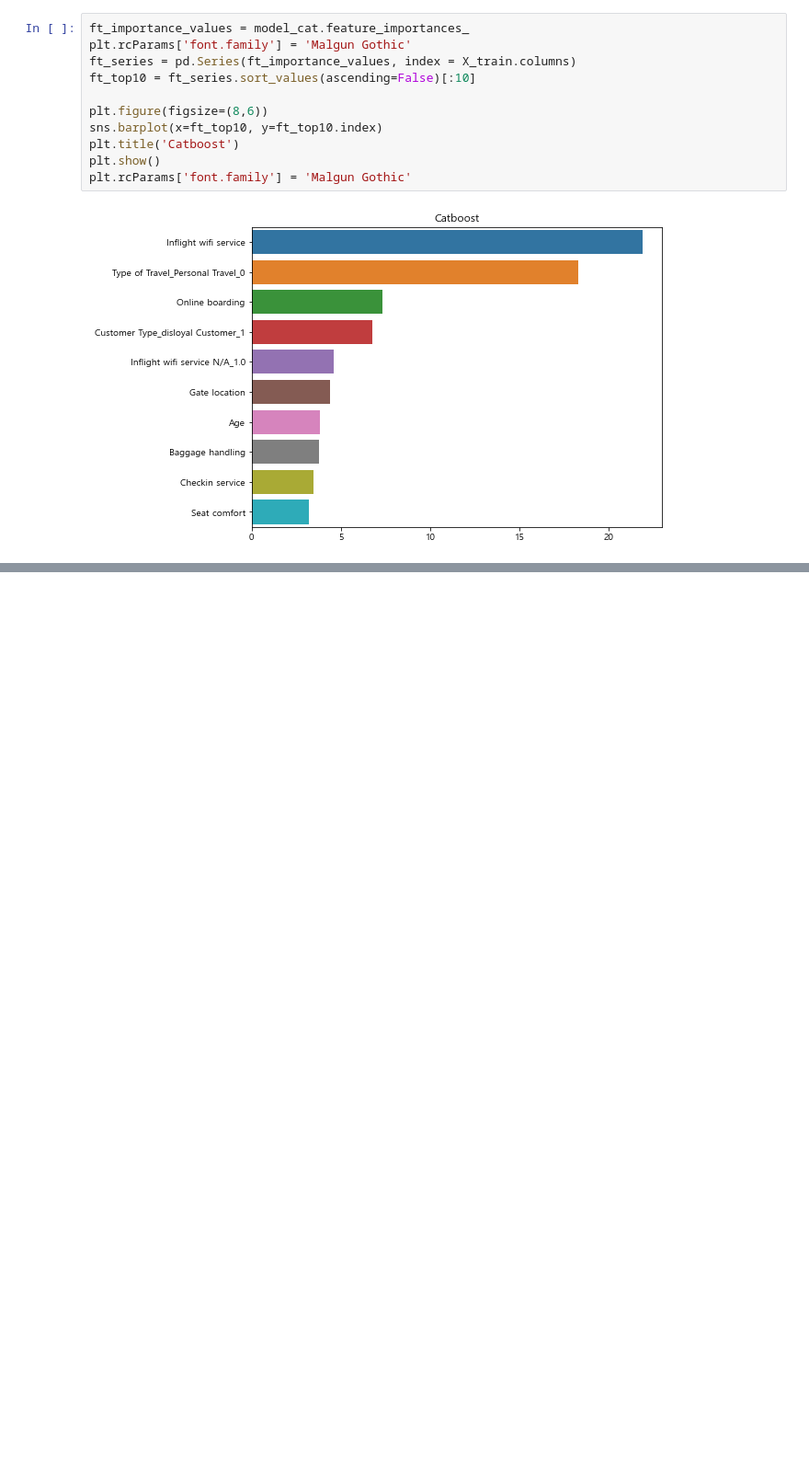
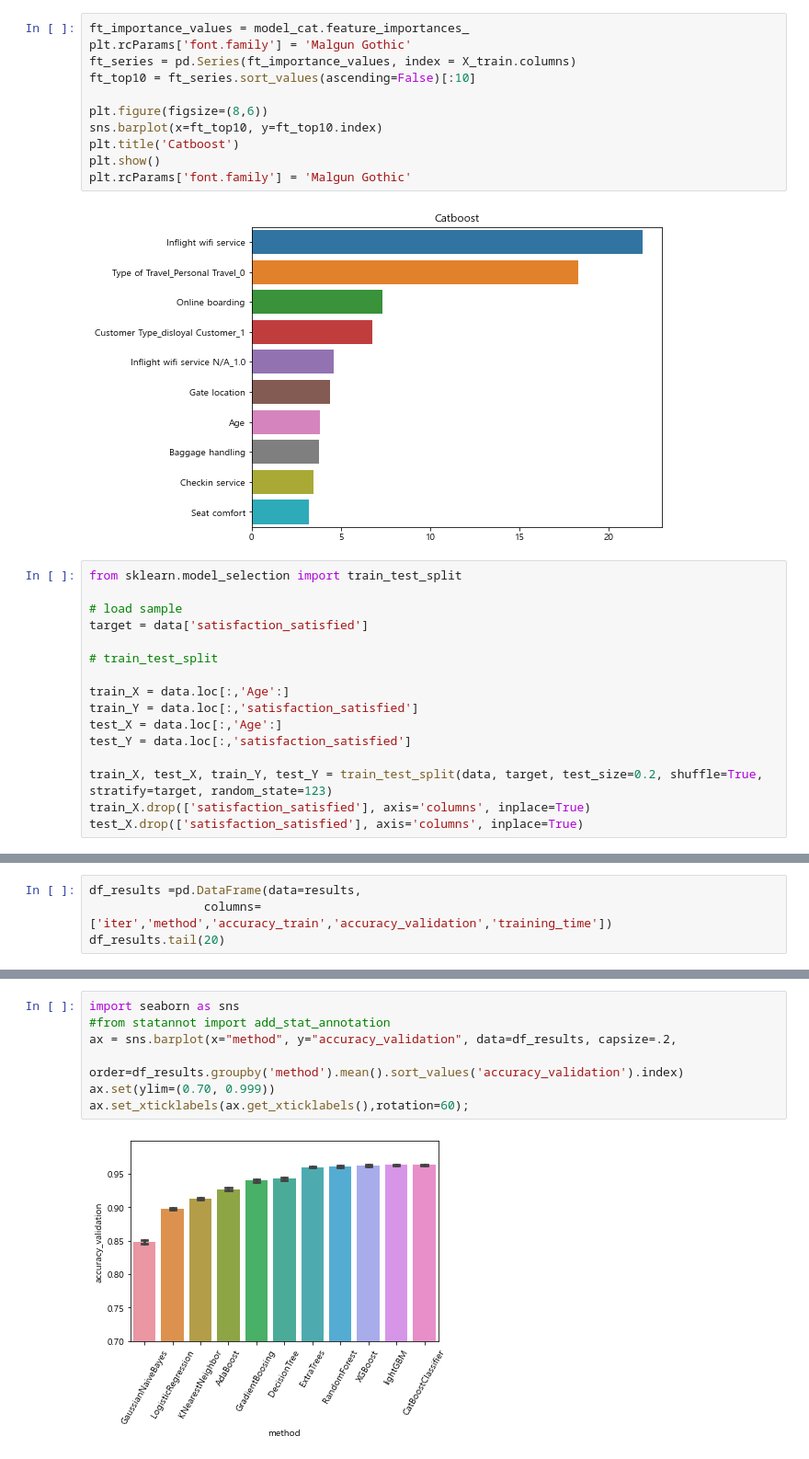
Before and after one commit to boohyunkim/Airline, a Jupyter notebook: Airline/Airline_Modeling(Revised).ipynb, the cells around one changed output, grey strips where cells are left out. Shown: that part at 92% size. Cells and saved outputs as stored; diff of their text form; blank space fills up the shorter version.

```diff
--- a/Airline/Airline_Modeling(Revised).ipynb
+++ b/Airline/Airline_Modeling(Revised).ipynb
@@ -329,3 +316,19 @@ plt.show()
 plt.rcParams['font.family'] = 'Malgun Gothic'
 # %% [output]
 [figure]
+# %%
+from sklearn.model_selection import train_test_split
+
+# load sample
+target = data['satisfaction_satisfied']
+
+# train_test_split
+
+train_X = data.loc[:,'Age':]
+train_Y = data.loc[:,'satisfaction_satisfied']
+test_X = data.loc[:,'Age':]
+test_Y = data.loc[:,'satisfaction_satisfied']
+
+train_X, test_X, train_Y, test_Y = train_test_split(data, target, test_size=0.2, shuffle=True, stratify=target, random_state=123)
+train_X.drop(['satisfaction_satisfied'], axis='columns', inplace=True)
+test_X.drop(['satisfaction_satisfied'], axis='columns', inplace=True)
@@ -331,0 +508,4 @@ plt.rcParams['font.family'] = 'Malgun Gothic'
+# %%
+df_results =pd.DataFrame(data=results,
+                columns= ['iter','method','accuracy_train','accuracy_validation','training_time'])
+df_results.tail(20)
@@ -331,0 +549,9 @@ plt.rcParams['font.family'] = 'Malgun Gothic'
+# %%
+import seaborn as sns
+#from statannot import add_stat_annotation
+ax = sns.barplot(x="method", y="accuracy_validation", data=df_results, capsize=.2,
+                 order=df_results.groupby('method').mean().sort_values('accuracy_validation').index)
+ax.set(ylim=(0.70, 0.999))
+ax.set_xticklabels(ax.get_xticklabels(),rotation=60);
+# %% [output]
+[figure, added]
```
Also changed, not shown: parts of 12 cells of this notebook.
